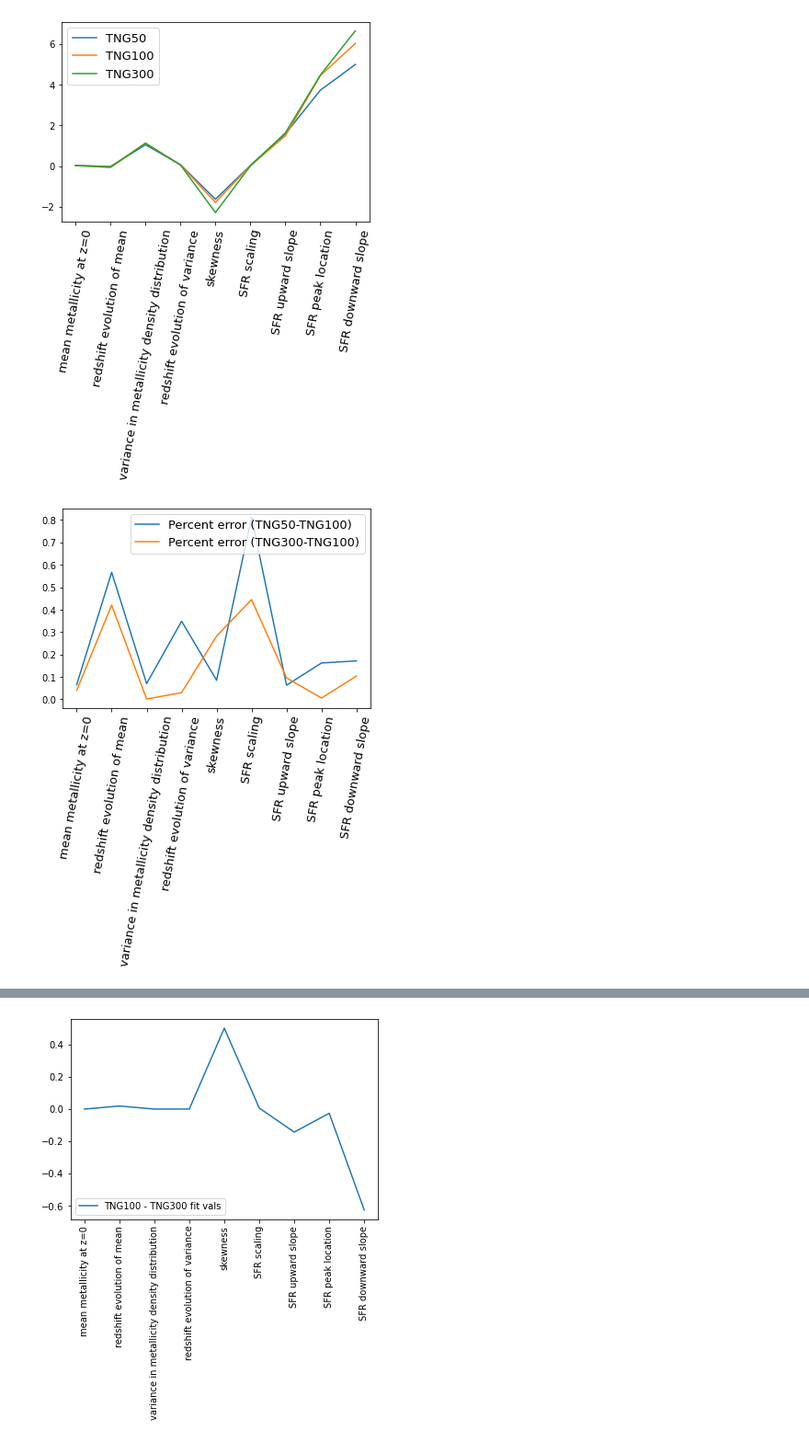
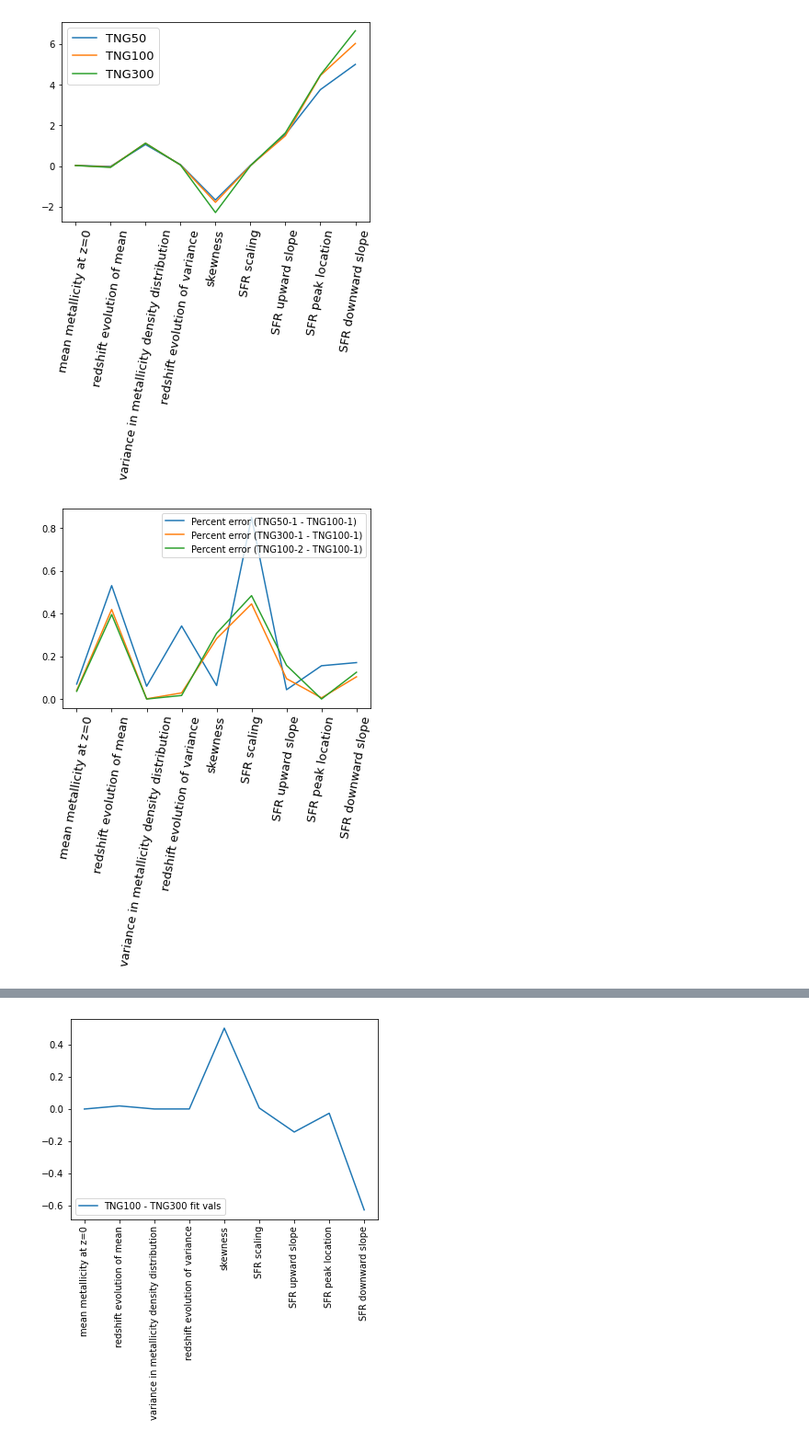
Before and after one commit to sashalvna/Fit_SFRD_TNG, a Jupyter notebook: Fit_model_to_sfrdzZ_TNG.ipynb, the cells around one changed output, grey strips where cells are left out. Shown at 92% size. Cells and saved outputs as stored; diff of their text form; code cells hidden in the pictures.

```diff
--- a/Fit_model_to_sfrdzZ_TNG.ipynb
+++ b/Fit_model_to_sfrdzZ_TNG.ipynb
@@ -336,6 +338,7 @@ ax.legend(fontsize=13);
 tng100vals = np.loadtxt(paths.data / "test_best_fit_parameters_TNG100.txt", skiprows=1, delimiter=",")
 tng50vals = np.loadtxt(paths.data / "test_best_fit_parameters_TNG50.txt", skiprows=1, delimiter=",")
 tng300vals = np.loadtxt(paths.data / "test_best_fit_parameters_TNG300.txt", skiprows=1, delimiter=",")
+tng100_2vals = np.loadtxt(paths.data / "test_best_fit_parameters_TNG100-2.txt", skiprows=1, delimiter=",")
 # %%
 fig, ax = plt.subplots(1,1)
 x = [0,1,2,3,4,5,6,7,8]
@@ -350,10 +353,12 @@ ax.legend(fontsize=13);
 # %%
 fig, ax = plt.subplots(1,1)
 x = [0,1,2,3,4,5,6,7,8]
-ax.plot(x, abs((tng50vals-tng100vals)/tng100vals), label='Percent error (TNG50-TNG100)')
-ax.plot(x, abs((tng300vals-tng100vals)/tng100vals), label='Percent error (TNG300-TNG100)')
+ax.plot(x, abs((tng50vals-tng100vals)/tng100vals), label='Percent error (TNG50-1 - TNG100-1)')
+ax.plot(x, abs((tng300vals-tng100vals)/tng100vals), label='Percent error (TNG300-1 - TNG100-1)')
+ax.plot(x, abs((tng100_2vals-tng100vals)/tng100vals), label='Percent error (TNG100-2 - TNG100-1)')
 ax.set_xticks(x)
 ax.set_xticklabels(ticks, rotation=80, fontsize=13)
-ax.legend(fontsize=13);
+ax.legend(fontsize=10);
+fig.savefig('fit_percenterror.png', bbox_inches='tight')
 # %% [output]
-[figure, old version]
+[figure, new version]
```
Also changed, not shown: parts of 13 cells of this notebook, 7 other files.
